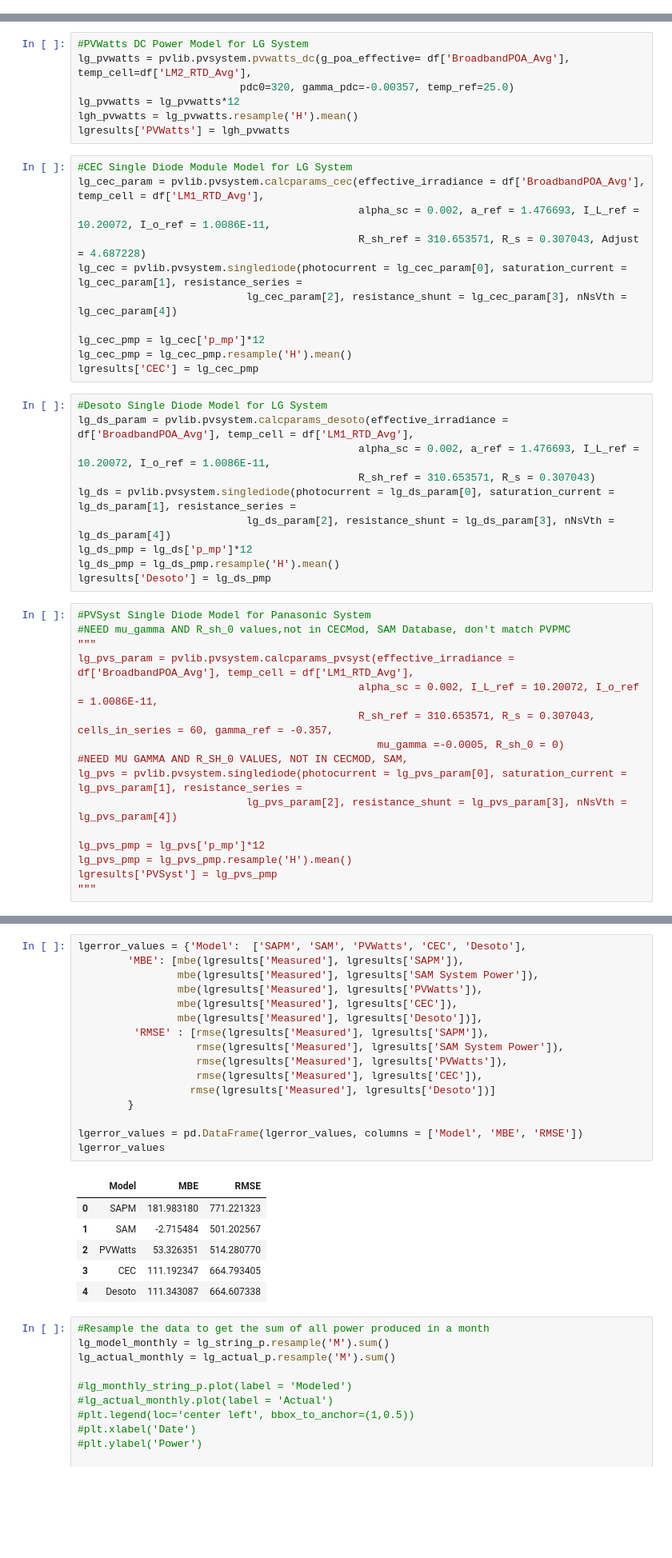
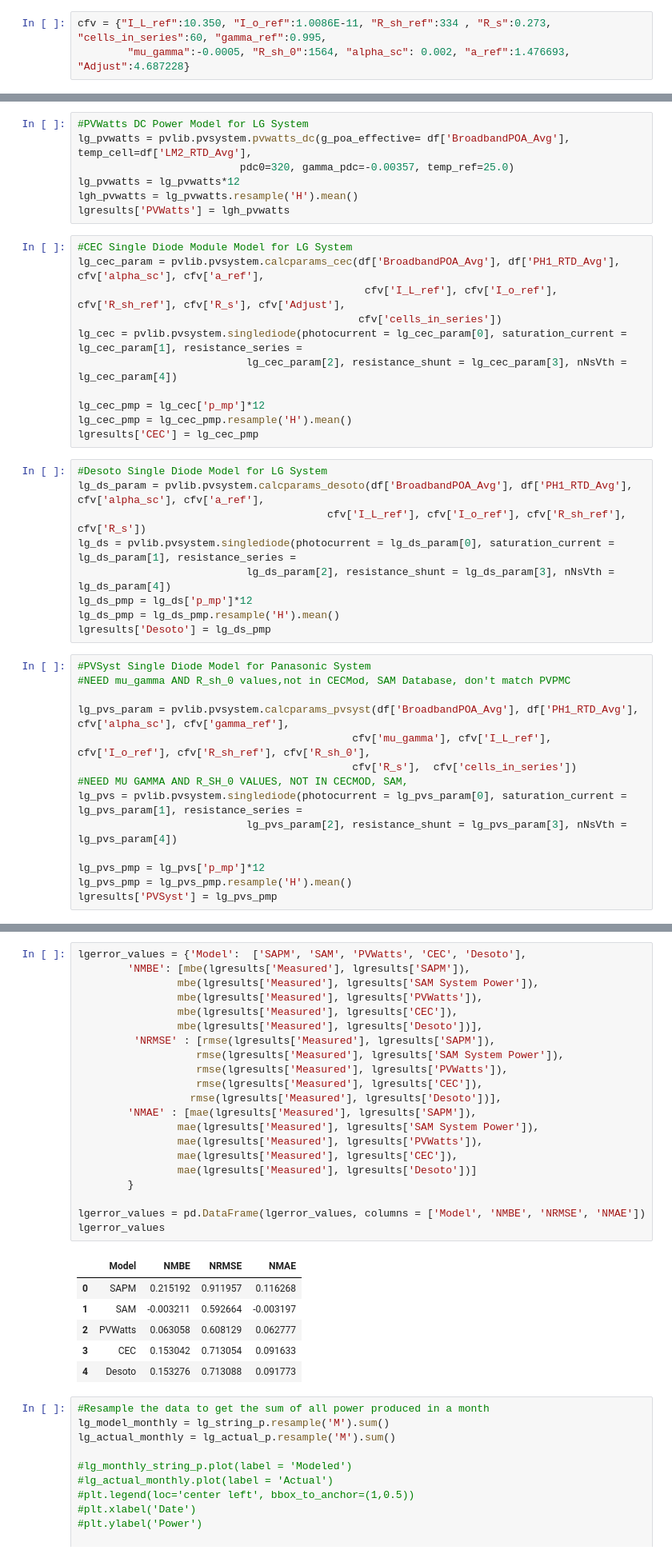
Before and after one commit to lmdeville/PV-Modeling, a Jupyter notebook: PVLT_Pan_LG.ipynb, the cells around one changed output, grey strips where cells are left out. Shown at 80% size. Drawn from its saved outputs; the diff is of its cells as text; blank space fills up the shorter version.

```diff
--- a/PVLT_Pan_LG.ipynb
+++ b/PVLT_Pan_LG.ipynb
@@ -356,6 +373,9 @@ module = {"Vintage":"2017", "Area":"1.71", "Material": "c-Si", "Cells_in_Series"
           "A0":0.967748, "A1":0.023426, "A2":-0.0008, "A3":-0.00037, "A4":0.00003219, "A":-3.57414, "B":-0.1184,
          "B5":-1.49207E-09, "B4":2.33152E-07, "B3":-1.35142E-05, "B2":0.000313806, "B1":-0.00248674, "B0":1, "FD":1,
          "IXO":0, "IXXO":0, "C4":0, "C5":0, "C6":0, "C7":0}
+# %%
+cfv = {"I_L_ref":10.350, "I_o_ref":1.0086E-11, "R_sh_ref":334 , "R_s":0.273, "cells_in_series":60, "gamma_ref":0.995,
+        "mu_gamma":-0.0005, "R_sh_0":1564, "alpha_sc": 0.002, "a_ref":1.476693, "Adjust":4.687228}
 # %%
 #Generate a DateTime Index for the SAM data
 date_rng = pd.date_range(start='3/1/2020', end='3/1/2021', freq='H')
@@ -391,9 +413,9 @@ lgh_pvwatts = lg_pvwatts.resample('H').mean()
 lgresults['PVWatts'] = lgh_pvwatts
 # %%
 #CEC Single Diode Module Model for LG System
-lg_cec_param = pvlib.pvsystem.calcparams_cec(effective_irradiance = df['BroadbandPOA_Avg'], temp_cell = df['LM1_RTD_Avg'],
-                                             alpha_sc = 0.002, a_ref = 1.476693, I_L_ref = 10.20072, I_o_ref = 1.0086E-11,
-                                             R_sh_ref = 310.653571, R_s = 0.307043, Adjust = 4.687228)
+lg_cec_param = pvlib.pvsystem.calcparams_cec(df['BroadbandPOA_Avg'], df['PH1_RTD_Avg'], cfv['alpha_sc'], cfv['a_ref'],
+                                              cfv['I_L_ref'], cfv['I_o_ref'], cfv['R_sh_ref'], cfv['R_s'], cfv['Adjust'],
+                                             cfv['cells_in_series'])
 lg_cec = pvlib.pvsystem.singlediode(photocurrent = lg_cec_param[0], saturation_current = lg_cec_param[1], resistance_series =
                            lg_cec_param[2], resistance_shunt = lg_cec_param[3], nNsVth = lg_cec_param[4])
 
@@ -402,9 +424,8 @@ lg_cec_pmp = lg_cec_pmp.resample('H').mean()
 lgresults['CEC'] = lg_cec_pmp
 # %%
 #Desoto Single Diode Model for LG System
-lg_ds_param = pvlib.pvsystem.calcparams_desoto(effective_irradiance = df['BroadbandPOA_Avg'], temp_cell = df['LM1_RTD_Avg'],
-                                             alpha_sc = 0.002, a_ref = 1.476693, I_L_ref = 10.20072, I_o_ref = 1.0086E-11,
-                                             R_sh_ref = 310.653571, R_s = 0.307043)
+lg_ds_param = pvlib.pvsystem.calcparams_desoto(df['BroadbandPOA_Avg'], df['PH1_RTD_Avg'], cfv['alpha_sc'], cfv['a_ref'],
+                                        cfv['I_L_ref'], cfv['I_o_ref'], cfv['R_sh_ref'], cfv['R_s'])
 lg_ds = pvlib.pvsystem.singlediode(photocurrent = lg_ds_param[0], saturation_current = lg_ds_param[1], resistance_series =
                            lg_ds_param[2], resistance_shunt = lg_ds_param[3], nNsVth = lg_ds_param[4])
 lg_ds_pmp = lg_ds['p_mp']*12
@@ -413,11 +434,10 @@ lgresults['Desoto'] = lg_ds_pmp
 # %%
 #PVSyst Single Diode Model for Panasonic System
 #NEED mu_gamma AND R_sh_0 values,not in CECMod, SAM Database, don't match PVPMC
-"""
-lg_pvs_param = pvlib.pvsystem.calcparams_pvsyst(effective_irradiance = df['BroadbandPOA_Avg'], temp_cell = df['LM1_RTD_Avg'],
-                                             alpha_sc = 0.002, I_L_ref = 10.20072, I_o_ref = 1.0086E-11,
-                                             R_sh_ref = 310.653571, R_s = 0.307043, cells_in_series = 60, gamma_ref = -0.357,
-                                                mu_gamma =-0.0005, R_sh_0 = 0)
+
+lg_pvs_param = pvlib.pvsystem.calcparams_pvsyst(df['BroadbandPOA_Avg'], df['PH1_RTD_Avg'], cfv['alpha_sc'], cfv['gamma_ref'],
+                                            cfv['mu_gamma'], cfv['I_L_ref'], cfv['I_o_ref'], cfv['R_sh_ref'], cfv['R_sh_0'],
+                                            cfv['R_s'],  cfv['cells_in_series'])
 #NEED MU GAMMA AND R_SH_0 VALUES, NOT IN CECMOD, SAM,
 lg_pvs = pvlib.pvsystem.singlediode(photocurrent = lg_pvs_param[0], saturation_current = lg_pvs_param[1], resistance_series =
                            lg_pvs_param[2], resistance_shunt = lg_pvs_param[3], nNsVth = lg_pvs_param[4])
@@ -425,4 +445,3 @@ lg_pvs = pvlib.pvsystem.singlediode(photocurrent = lg_pvs_param[0], saturation_c
 lg_pvs_pmp = lg_pvs['p_mp']*12
 lg_pvs_pmp = lg_pvs_pmp.resample('H').mean()
 lgresults['PVSyst'] = lg_pvs_pmp
-"""
@@ -442,26 +459,31 @@ Text(0, 0.5, 'Power (W)')
 # %%
 lgerror_values = {'Model':  ['SAPM', 'SAM', 'PVWatts', 'CEC', 'Desoto'],
-        'MBE': [mbe(lgresults['Measured'], lgresults['SAPM']),
+        'NMBE': [mbe(lgresults['Measured'], lgresults['SAPM']),
                 mbe(lgresults['Measured'], lgresults['SAM System Power']),
                 mbe(lgresults['Measured'], lgresults['PVWatts']),
                 mbe(lgresults['Measured'], lgresults['CEC']),
                 mbe(lgresults['Measured'], lgresults['Desoto'])],
-         'RMSE' : [rmse(lgresults['Measured'], lgresults['SAPM']),
+         'NRMSE' : [rmse(lgresults['Measured'], lgresults['SAPM']),
                    rmse(lgresults['Measured'], lgresults['SAM System Power']),
                    rmse(lgresults['Measured'], lgresults['PVWatts']),
                    rmse(lgresults['Measured'], lgresults['CEC']),
-                  rmse(lgresults['Measured'], lgresults['Desoto'])]
+                  rmse(lgresults['Measured'], lgresults['Desoto'])],
+        'NMAE' : [mae(lgresults['Measured'], lgresults['SAPM']),
+                mae(lgresults['Measured'], lgresults['SAM System Power']),
+                mae(lgresults['Measured'], lgresults['PVWatts']),
+                mae(lgresults['Measured'], lgresults['CEC']),
+                mae(lgresults['Measured'], lgresults['Desoto'])]
         }
 
-lgerror_values = pd.DataFrame(lgerror_values, columns = ['Model', 'MBE', 'RMSE'])
+lgerror_values = pd.DataFrame(lgerror_values, columns = ['Model', 'NMBE', 'NRMSE', 'NMAE'])
 lgerror_values
 # %% [output]
-|  | Model | MBE | RMSE |
-| 0 | SAPM | 181.983180 | 771.221323 |
-| 1 | SAM | -2.715484 | 501.202567 |
-| 2 | PVWatts | 53.326351 | 514.280770 |
-| 3 | CEC | 111.192347 | 664.793405 |
-| 4 | Desoto | 111.343087 | 664.607338 |
+|  | Model | NMBE | NRMSE | NMAE |
+| 0 | SAPM | 0.215192 | 0.911957 | 0.116268 |
+| 1 | SAM | -0.003211 | 0.592664 | -0.003197 |
+| 2 | PVWatts | 0.063058 | 0.608129 | 0.062777 |
+| 3 | CEC | 0.153042 | 0.713054 | 0.091633 |
+| 4 | Desoto | 0.153276 | 0.713088 | 0.091773 |
 # %%
 #Resample the data to get the sum of all power produced in a month
 lg_model_monthly = lg_string_p.resample('M').sum()
```
Also changed, not shown: parts of 14 cells of this notebook.
